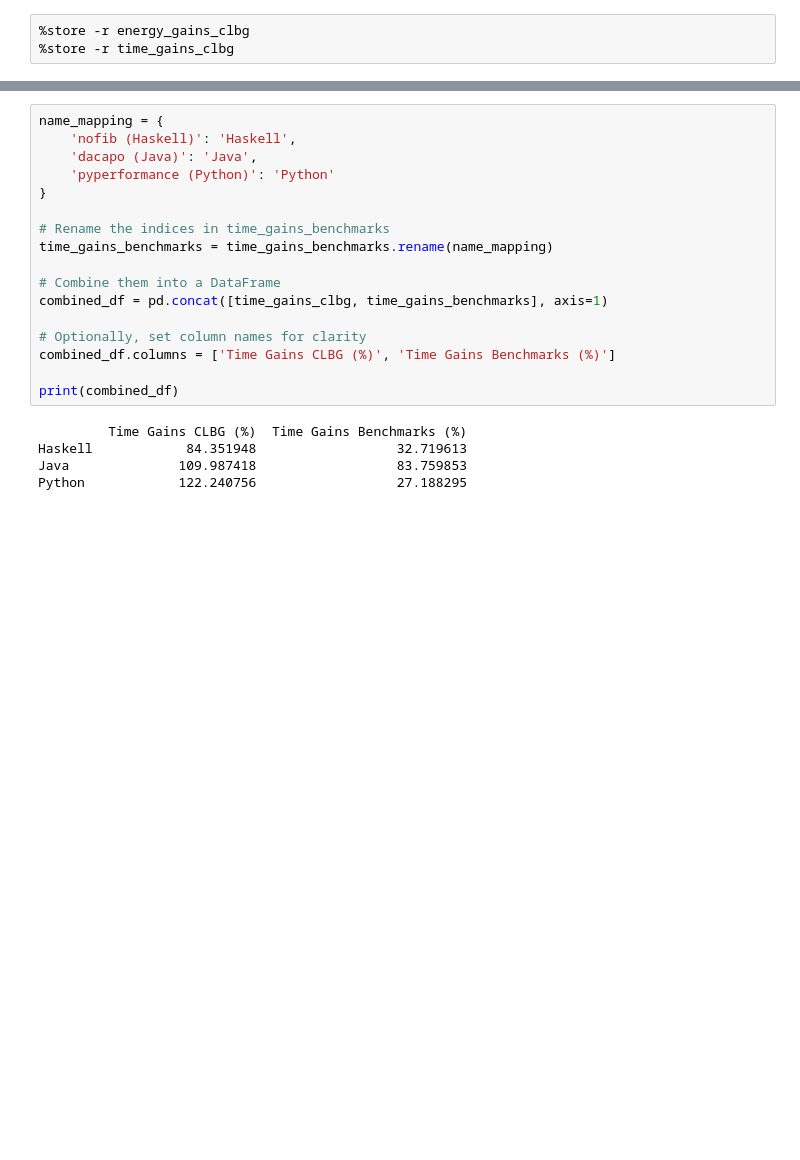
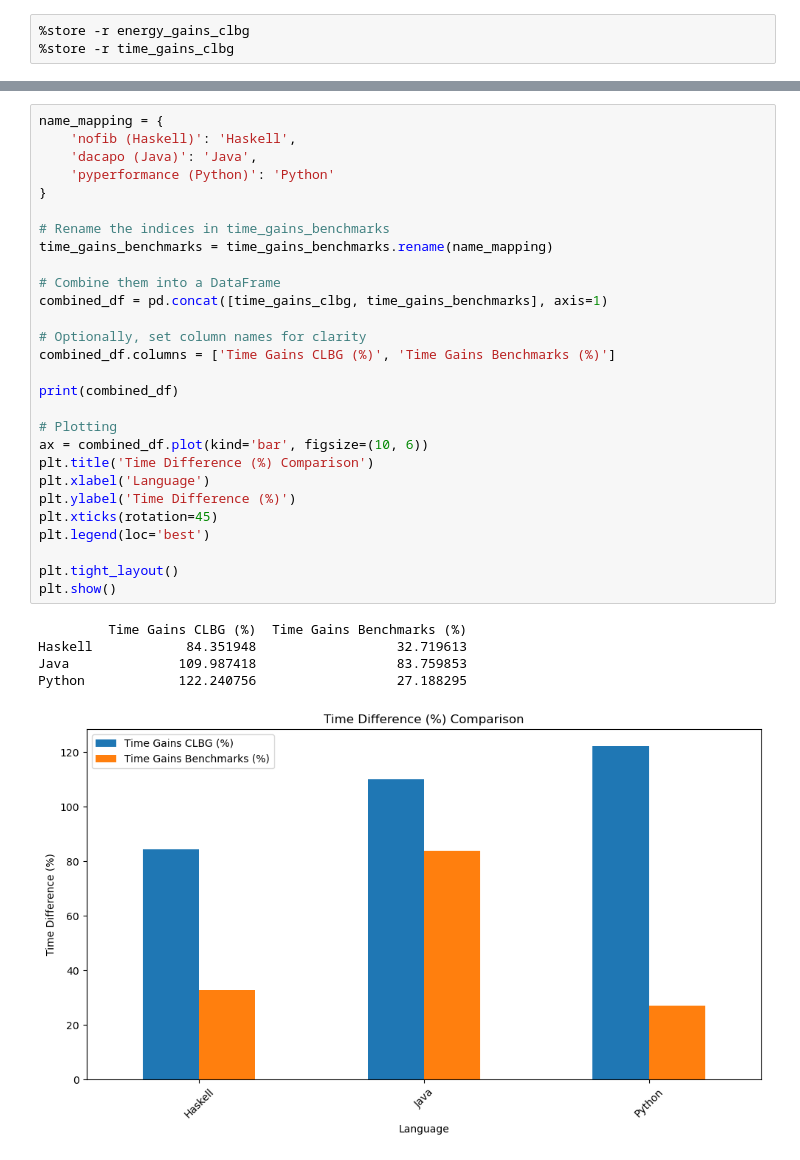
Before and after one commit to LuisMPSilva01/Energy-Languages-PowerCap, a Jupyter notebook: NoteBooks/shared_statistics.ipynb, the cells around one changed output, grey strips where cells are left out. Cells and saved outputs as stored; diff of their text form; blank space fills up the shorter version.

```diff
--- a/NoteBooks/shared_statistics.ipynb
+++ b/NoteBooks/shared_statistics.ipynb
@@ -58,22 +64,34 @@ Python              -17.991940                   -12.480833
 # %%
 name_mapping = {
     'nofib (Haskell)': 'Haskell',
     'dacapo (Java)': 'Java',
     'pyperformance (Python)': 'Python'
 }
 
 # Rename the indices in time_gains_benchmarks
 time_gains_benchmarks = time_gains_benchmarks.rename(name_mapping)
 
 # Combine them into a DataFrame
 combined_df = pd.concat([time_gains_clbg, time_gains_benchmarks], axis=1)
 
 # Optionally, set column names for clarity
 combined_df.columns = ['Time Gains CLBG (%)', 'Time Gains Benchmarks (%)']
 
 print(combined_df)
+
+# Plotting
+ax = combined_df.plot(kind='bar', figsize=(10, 6))
+plt.title('Time Difference (%) Comparison')
+plt.xlabel('Language')
+plt.ylabel('Time Difference (%)')
+plt.xticks(rotation=45)
+plt.legend(loc='best')
+
+plt.tight_layout()
+plt.show()
 # %% [output]
          Time Gains CLBG (%)  Time Gains Benchmarks (%)
 Haskell            84.351948                  32.719613
 Java              109.987418                  83.759853
 Python            122.240756                  27.188295
+[figure, added]
```
Also changed, not shown: parts of 1 cell of this notebook.
